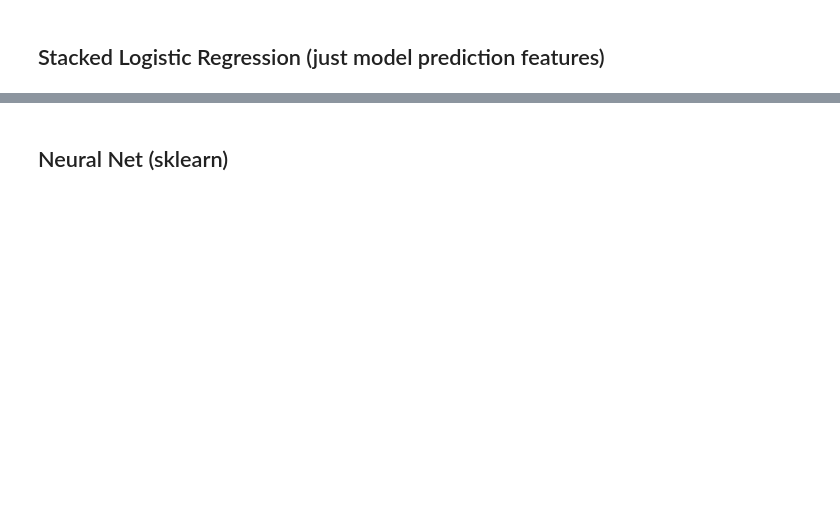
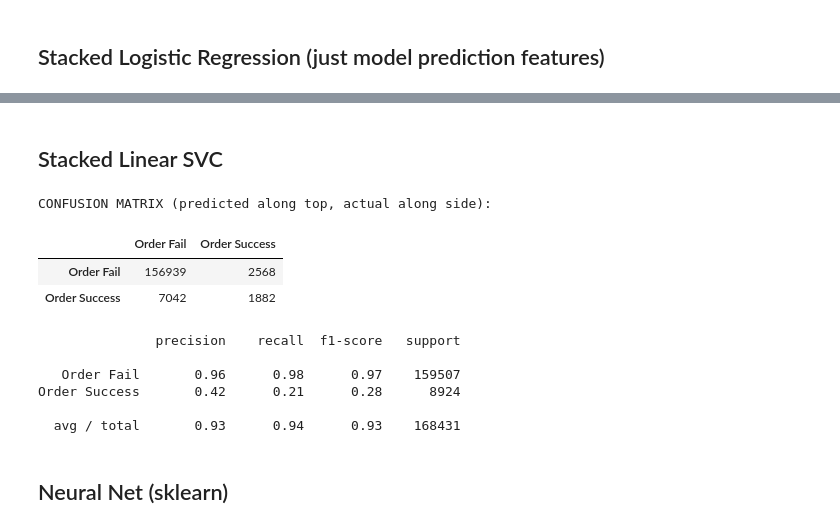
Before and after one commit to acaruso7/Order-Book-Trade-Classification, a Jupyter notebook: model_stacking.ipynb, the cells around one changed output, grey strips where cells are left out. Cells and saved outputs as stored; diff of their text form; code cells hidden in the pictures; blank space fills up the shorter version.

```diff
--- a/model_stacking.ipynb
+++ b/model_stacking.ipynb
@@ -345,5 +333,22 @@ Order Success       0.34      0.36      0.35      8924
 
   avg / total       0.93      0.93      0.93    168431
+# %% [markdown]
+## Stacked Linear SVC
+# %%
+clf = svm.LinearSVC().fit(train_model_pred, train_response) #linear kernel function
+y_pred = clf.predict(test_model_pred)
+model_eval(test_response, y_pred)
+# %% [output]
+CONFUSION MATRIX (predicted along top, actual along side):
+|  | Order Fail | Order Success |
+| Order Fail | 156939 | 2568 |
+| Order Success | 7042 | 1882 |
+               precision    recall  f1-score   support
+
+   Order Fail       0.96      0.98      0.97    159507
+Order Success       0.42      0.21      0.28      8924
+
+  avg / total       0.93      0.94      0.93    168431
 # %% [markdown]
 ## Neural Net (sklearn)
 # %%
```
Also changed, not shown: parts of 11 cells of this notebook.
